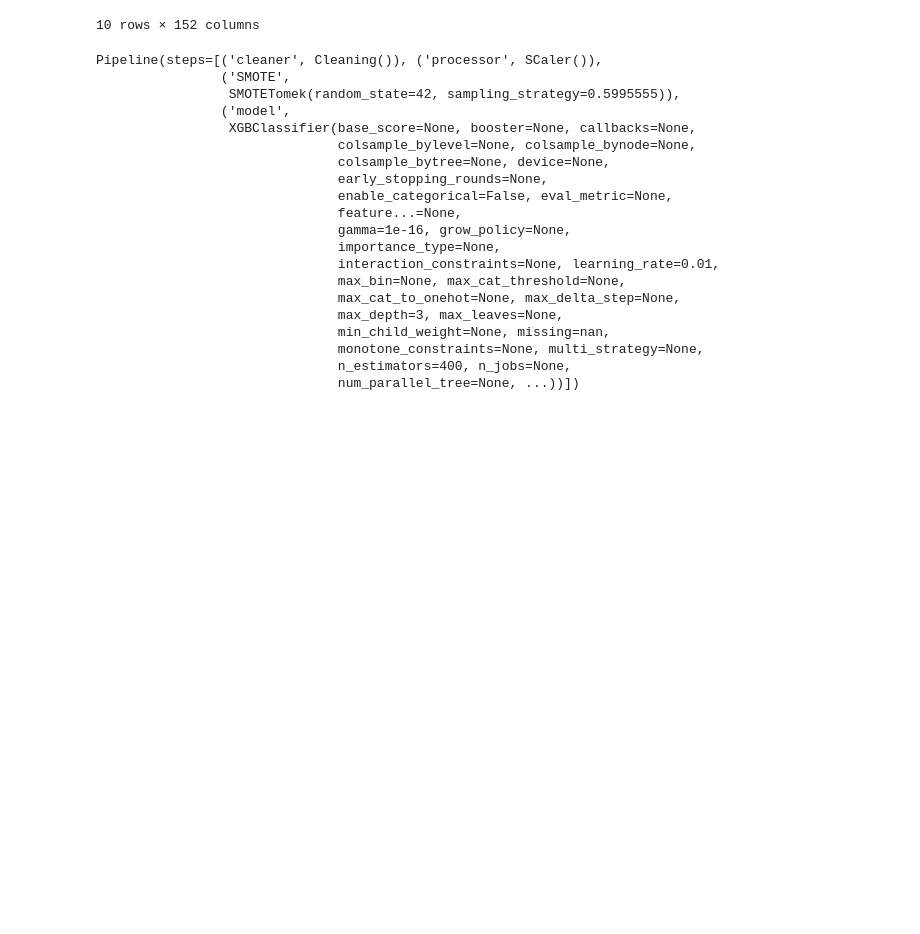
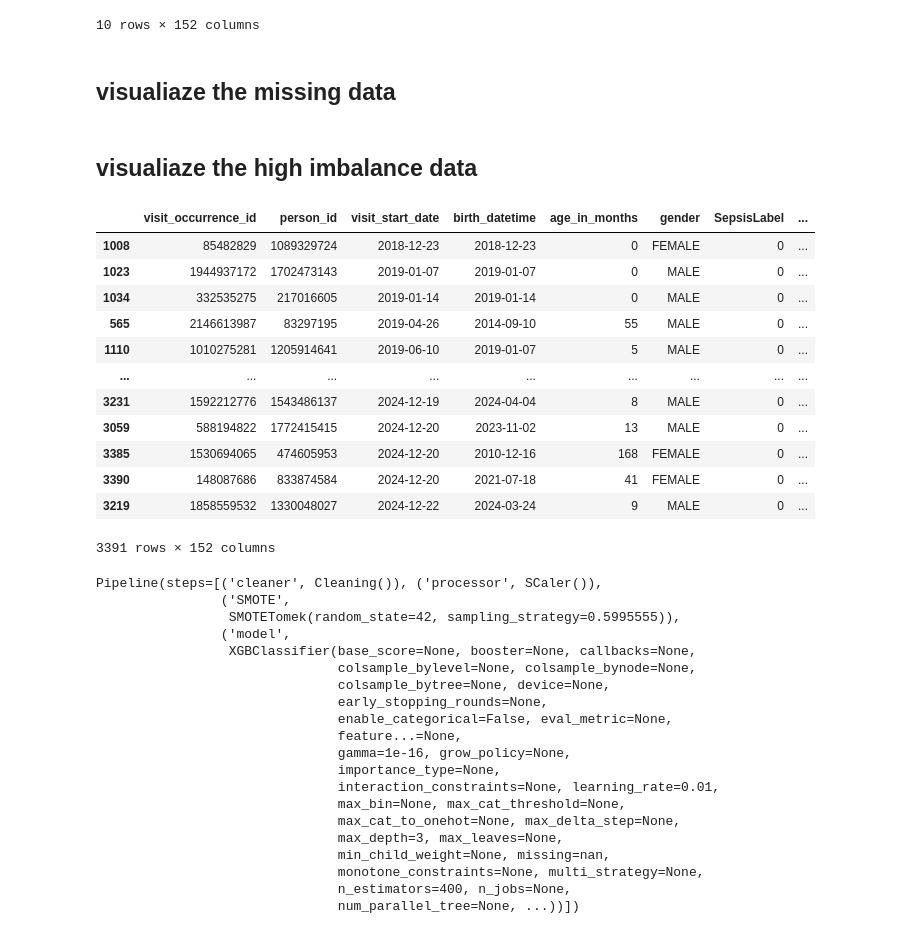
Before and after one commit to ahmedmontaser123/Sepsis, a Jupyter notebook: main.ipynb, the cells around one changed output. Drawn from its saved outputs; the diff is of its cells as text; code cells hidden in the pictures; blank space fills up the shorter version.

```diff
--- a/main.ipynb
+++ b/main.ipynb
@@ -113,3 +113,5 @@ df.head(10)
 | 797 | 1222550185 | 50607368 | 2019-07-01 | 2017-08-17 | 23 | MALE | 0 | ... |
 | 1137 | 847346787 | 1783201294 | 2019-07-01 | 2017-04-29 | 27 | FEMALE | 0 | ... |
 10 rows × 152 columns
+# %% [markdown]
+##  visualiaze the missing data
@@ -115,0 +130,18 @@ df.head(10)
+# %% [markdown]
+## visualiaze the high imbalance data
+# %%
+df
+# %% [output]
+|  | visit_occurrence_id | person_id | visit_start_date | birth_datetime | age_in_months | gender | SepsisLabel | ... |
+| 1008 | 85482829 | 1089329724 | 2018-12-23 | 2018-12-23 | 0 | FEMALE | 0 | ... |
+| 1023 | 1944937172 | 1702473143 | 2019-01-07 | 2019-01-07 | 0 | MALE | 0 | ... |
+| 1034 | 332535275 | 217016605 | 2019-01-14 | 2019-01-14 | 0 | MALE | 0 | ... |
+| 565 | 2146613987 | 83297195 | 2019-04-26 | 2014-09-10 | 55 | MALE | 0 | ... |
+| 1110 | 1010275281 | 1205914641 | 2019-06-10 | 2019-01-07 | 5 | MALE | 0 | ... |
+| ... | ... | ... | ... | ... | ... | ... | ... | ... |
+| 3231 | 1592212776 | 1543486137 | 2024-12-19 | 2024-04-04 | 8 | MALE | 0 | ... |
+| 3059 | 588194822 | 1772415415 | 2024-12-20 | 2023-11-02 | 13 | MALE | 0 | ... |
+| 3385 | 1530694065 | 474605953 | 2024-12-20 | 2010-12-16 | 168 | FEMALE | 0 | ... |
+| 3390 | 148087686 | 833874584 | 2024-12-20 | 2021-07-18 | 41 | FEMALE | 0 | ... |
+| 3219 | 1858559532 | 1330048027 | 2024-12-22 | 2024-03-24 | 9 | MALE | 0 | ... |
+3391 rows × 152 columns
```
Also changed, not shown: parts of 2 cells of this notebook, 2 other files.
